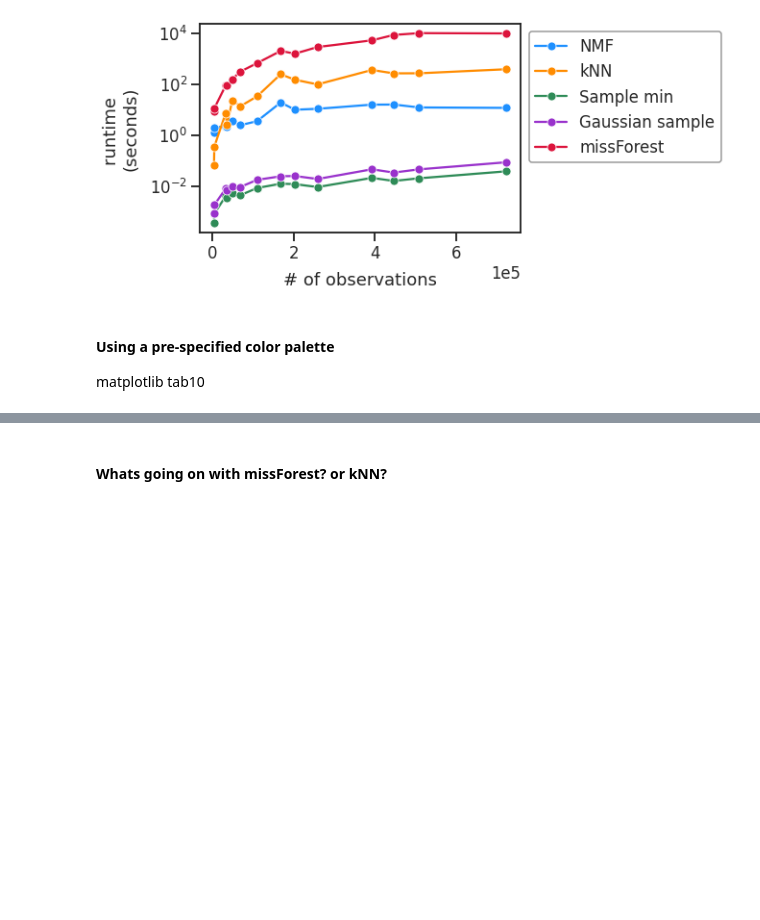
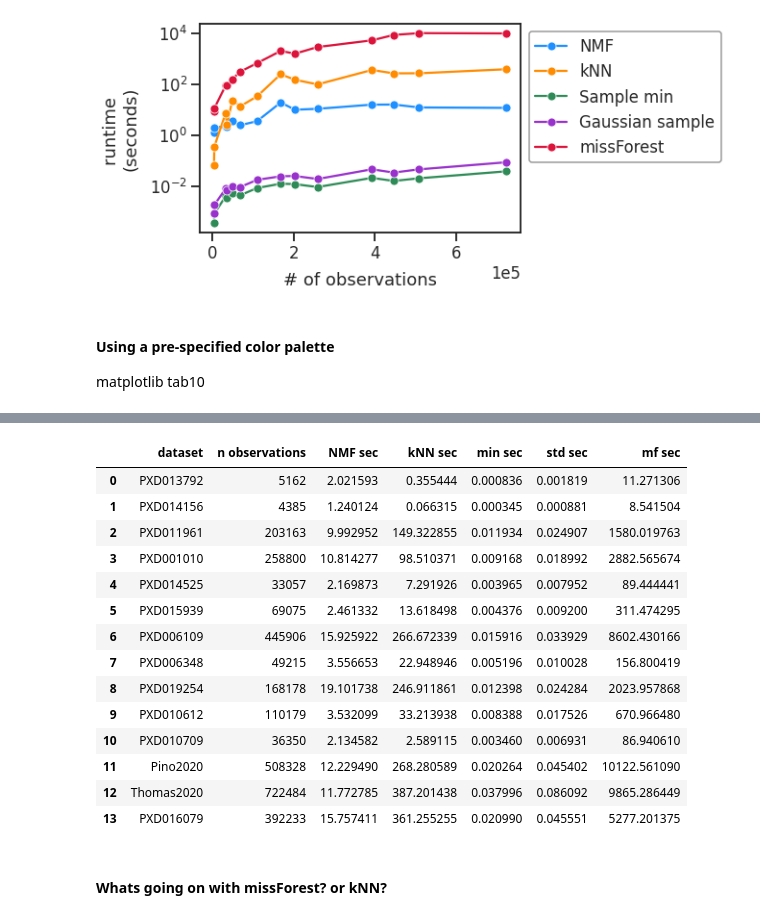
Before and after one commit to Noble-Lab/2023-prot-impute-benchmark, a Jupyter notebook: generate_figures/runtime/notebooks/runtime-plotter.ipynb, the cells around one changed output, grey strips where cells are left out. Cells and saved outputs as stored; diff of their text form; code cells hidden in the pictures; blank space fills up the shorter version.

```diff
--- a/generate_figures/runtime/notebooks/runtime-plotter-sandbox.ipynb
+++ b/generate_figures/runtime/notebooks/runtime-plotter.ipynb
@@ -446,3 +446,21 @@ plt.yscale('log')
+# %%
+rt_df
+# %% [output]
+|  | dataset | n observations | NMF sec | kNN sec | min sec | std sec | mf sec |
+| 0 | PXD013792 | 5162 | 2.021593 | 0.355444 | 0.000836 | 0.001819 | 11.271306 |
+| 1 | PXD014156 | 4385 | 1.240124 | 0.066315 | 0.000345 | 0.000881 | 8.541504 |
+| 2 | PXD011961 | 203163 | 9.992952 | 149.322855 | 0.011934 | 0.024907 | 1580.019763 |
+| 3 | PXD001010 | 258800 | 10.814277 | 98.510371 | 0.009168 | 0.018992 | 2882.565674 |
+| 4 | PXD014525 | 33057 | 2.169873 | 7.291926 | 0.003965 | 0.007952 | 89.444441 |
+| 5 | PXD015939 | 69075 | 2.461332 | 13.618498 | 0.004376 | 0.009200 | 311.474295 |
+| 6 | PXD006109 | 445906 | 15.925922 | 266.672339 | 0.015916 | 0.033929 | 8602.430166 |
+| 7 | PXD006348 | 49215 | 3.556653 | 22.948946 | 0.005196 | 0.010028 | 156.800419 |
+| 8 | PXD019254 | 168178 | 19.101738 | 246.911861 | 0.012398 | 0.024284 | 2023.957868 |
+| 9 | PXD010612 | 110179 | 3.532099 | 33.213938 | 0.008388 | 0.017526 | 670.966480 |
+| 10 | PXD010709 | 36350 | 2.134582 | 2.589115 | 0.003460 | 0.006931 | 86.940610 |
+| 11 | Pino2020 | 508328 | 12.229490 | 268.280589 | 0.020264 | 0.045402 | 10122.561090 |
+| 12 | Thomas2020 | 722484 | 11.772785 | 387.201438 | 0.037996 | 0.086092 | 9865.286449 |
+| 13 | PXD016079 | 392233 | 15.757411 | 361.255255 | 0.020990 | 0.045551 | 5277.201375 |
 # %% [markdown]
 #### Whats going on with missForest? or kNN?
 # %%
```
Also changed, not shown: parts of 3 cells of this notebook, 41 other files.
